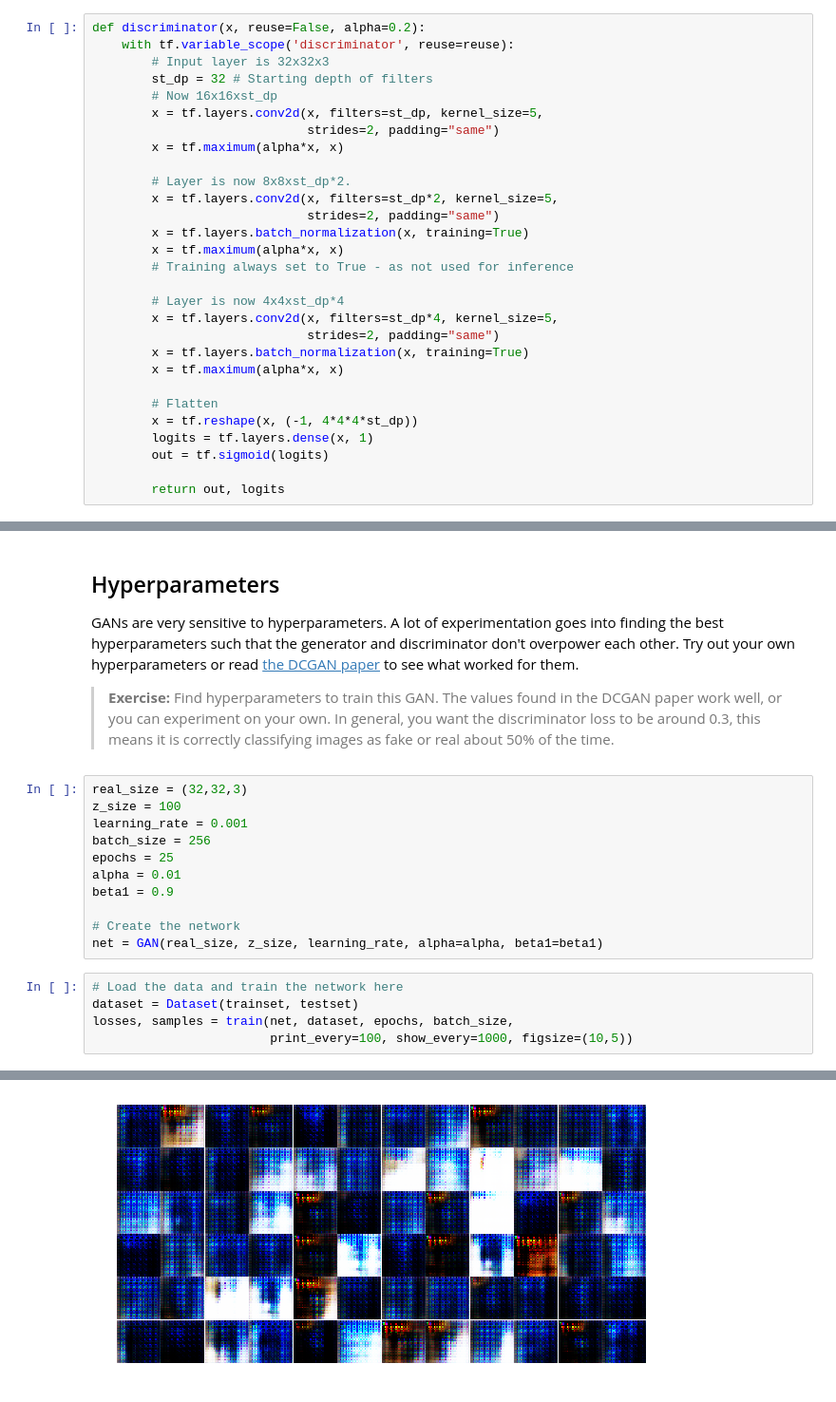
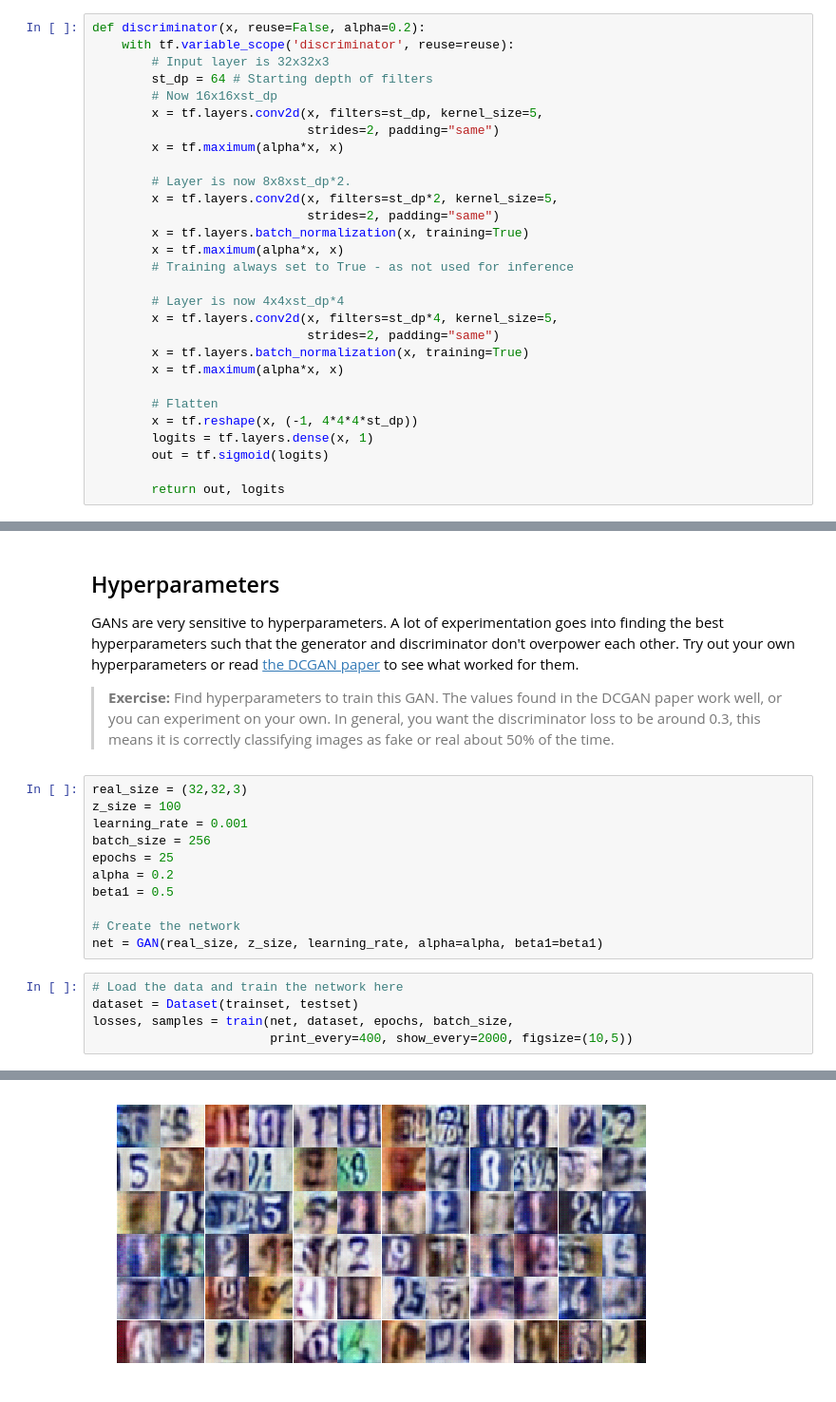
Before and after one commit to jeff-tj/u_deeplearning_nd, a Jupyter notebook: dcgan-svhn/DCGAN_Exercises.ipynb, the cells around one changed output, grey strips where cells are left out. Shown at 95% size. Saved outputs shown, nothing was run; the diff lists cells and outputs as text.

```diff
--- a/dcgan-svhn/DCGAN_Exercises.ipynb
+++ b/dcgan-svhn/DCGAN_Exercises.ipynb
@@ -182,7 +182,7 @@ Note: in this project, your batch normalization layers will always use batch sta
 def discriminator(x, reuse=False, alpha=0.2):
     with tf.variable_scope('discriminator', reuse=reuse):
         # Input layer is 32x32x3
-        st_dp = 32 # Starting depth of filters
+        st_dp = 64 # Starting depth of filters
         # Now 16x16xst_dp
         x = tf.layers.conv2d(x, filters=st_dp, kernel_size=5,
                              strides=2, padding="same")
@@ -348,8 +348,8 @@ z_size = 100
 learning_rate = 0.001
 batch_size = 256
 epochs = 25
-alpha = 0.01
-beta1 = 0.9
+alpha = 0.2
+beta1 = 0.5
 
 # Create the network
 net = GAN(real_size, z_size, learning_rate, alpha=alpha, beta1=beta1)
@@ -357,5 +357,5 @@ net = GAN(real_size, z_size, learning_rate, alpha=alpha, beta1=beta1)
 # Load the data and train the network here
 dataset = Dataset(trainset, testset)
 losses, samples = train(net, dataset, epochs, batch_size,
-                        print_every=100, show_every=1000, figsize=(10,5))
+                        print_every=400, show_every=2000, figsize=(10,5))
 # %% [output]
@@ -383 +373 @@ Epoch 7/25... Discriminator Loss: 0.9288... Generator Loss: 1.9467
-[figure, old version]
+[figure, new version]
```
Also changed, not shown: parts of 4 cells of this notebook.
